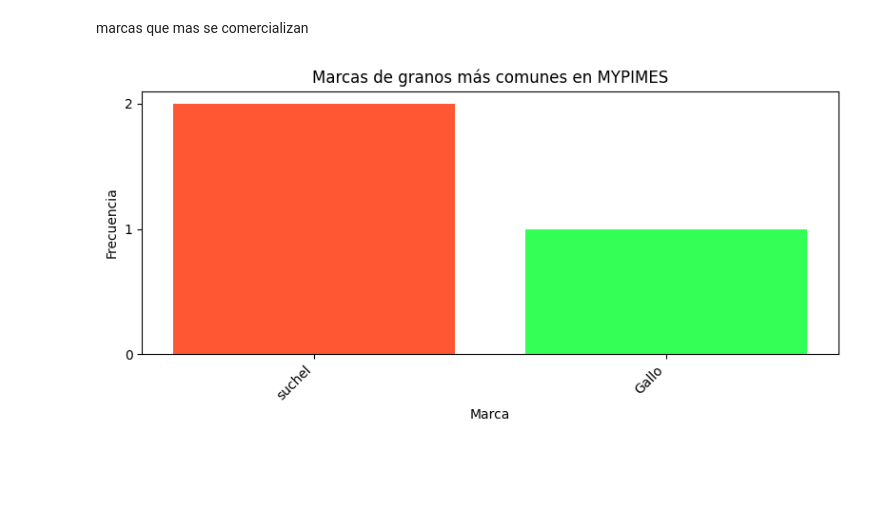
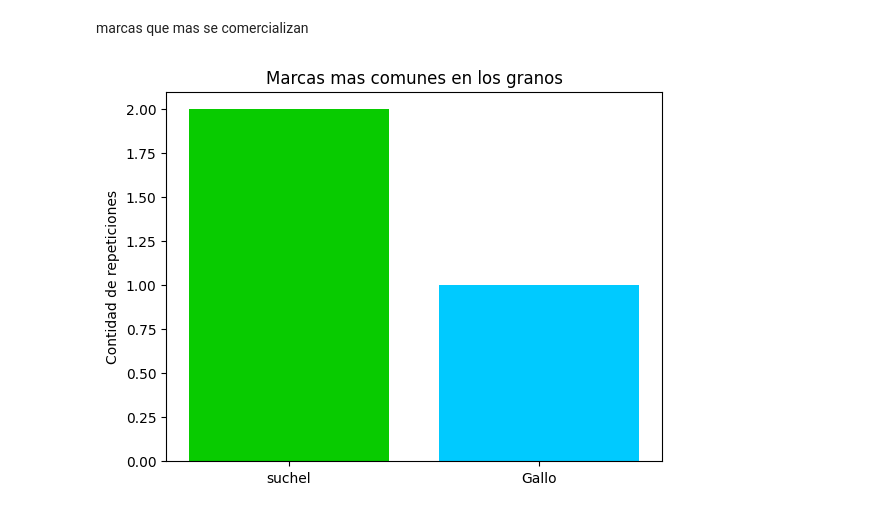
Before and after one commit to Aleinad-06/MYPIMES, a Jupyter notebook: main/main.ipynb, the cells around one changed output. Drawn from its saved outputs; the diff is of its cells as text; code cells hidden in the pictures; blank space fills up the shorter version.

```diff
--- a/main/main.ipynb
+++ b/main/main.ipynb
@@ -76,24 +77,24 @@ marcas que mas se comercializan
 # %%
 from collections import Counter
 import matplotlib.pyplot as plt
-from matplotlib.ticker import MaxNLocator
+
 marcas_granos = []
+
 for elementos in productos:
     if elementos.get("tipo") == "granos":
         marcas_granos.append(elementos.get("marca"))
-counts = Counter(marcas_granos)
 
-if counts:
-    brands, freqs = zip(*counts.most_common())
-    fig, ax = plt.subplots(figsize=(8, 4))
-    colors = ["#FF5733", "#33FF57", "#3357FF", "#F333FF", "#33FFF5"]
-    ax.bar(brands, freqs, color=colors)
-    ax.set_title("Marcas de granos más comunes en MYPIMES")
-    ax.set_ylabel("Frecuencia")
-    ax.set_xlabel("Marca")
-    ax.yaxis.set_major_locator(MaxNLocator(integer=True))
-    ax.set_xticklabels(brands, rotation=45, ha='right')
-    plt.tight_layout()
-    plt.show()
+contador_marcas = Counter(marcas_granos)
+
+
+lista_valores = list(contador_marcas.values())
+lista_valores
+
+fig = plt.bar(list(contador_marcas.keys()), height= lista_valores, color= ["#08CB00", "#00CAFF"])
+
+plt.title("Marcas mas comunes en los granos")
+
+plt.ylabel("Contidad de repeticiones")
+plt.show()
 # %% [output]
-[figure, old version]
+[figure, new version]
```
Also changed, not shown: parts of 4 cells of this notebook, 4 other files.
